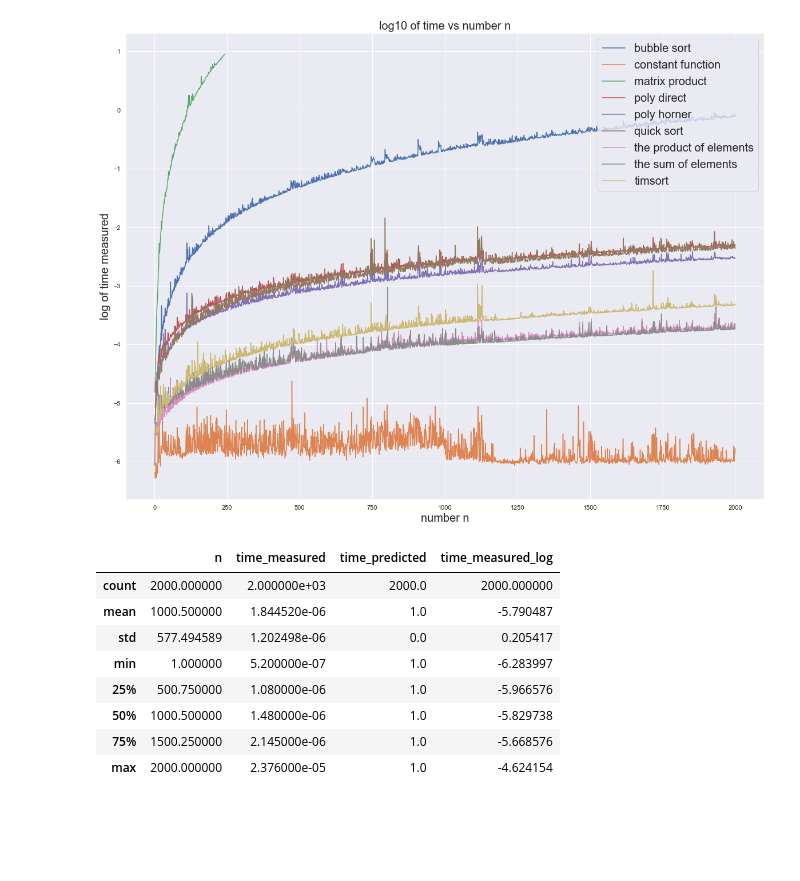
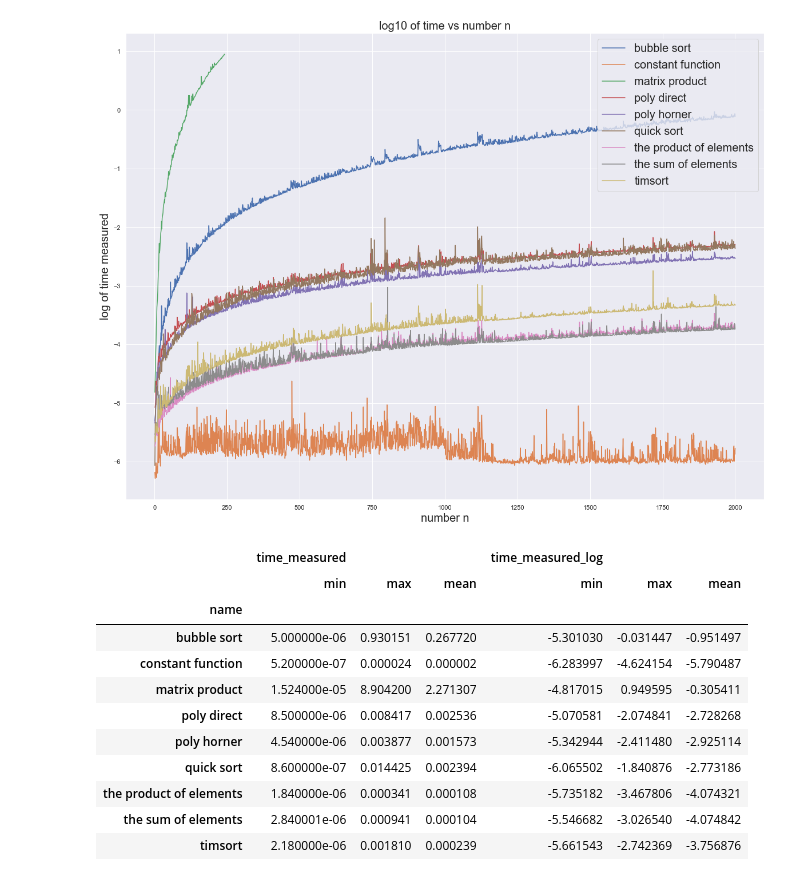
Before and after one commit to Saier00/AlgCourse, a Jupyter notebook: Task1/Task1.ipynb, the cells around one changed output. Saved outputs shown, nothing was run; the diff lists cells and outputs as text; code cells hidden in the pictures; blank space fills up the shorter version.

```diff
--- a/Task1/Task1.ipynb
+++ b/Task1/Task1.ipynb
@@ -319,15 +339,19 @@ plt.legend(loc="upper right",fontsize=20)
 # %% [output]
 <matplotlib.legend.Legend at 0x...>
 [figure]
-# %%
-procesed_no_inf[procesed_no_inf.name=="constant function"].describe()
-# %% [output]
-|  | n | time_measured | time_predicted | time_measured_log |
-| count | 2000.000000 | 2.000000e+03 | 2000.0 | 2000.000000 |
-| mean | 1000.500000 | 1.844520e-06 | 1.0 | -5.790487 |
-| std | 577.494589 | 1.202498e-06 | 0.0 | 0.205417 |
-| min | 1.000000 | 5.200000e-07 | 1.0 | -6.283997 |
-| 25% | 500.750000 | 1.080000e-06 | 1.0 | -5.966576 |
-| 50% | 1000.500000 | 1.480000e-06 | 1.0 | -5.829738 |
-| 75% | 1500.250000 | 2.145000e-06 | 1.0 | -5.668576 |
-| max | 2000.000000 | 2.376000e-05 | 1.0 | -4.624154 |
+# %%
+#procesed_no_inf.loc[:,["name","time_measured","time_measured_log"]].groupby("name",axis=0).describe()
+procesed_no_inf.groupby("name",axis=0).aggregate({"time_measured":[min,max,np.mean],"time_measured_log":[min,max,np.mean]})
+# %% [output]
+|  | time_measured |  |  | time_measured_log |  |  |
+|  | min | max | mean | min | max | mean |
+| name |  |  |  |  |  |  |
+| bubble sort | 5.000000e-06 | 0.930151 | 0.267720 | -5.301030 | -0.031447 | -0.951497 |
+| constant function | 5.200000e-07 | 0.000024 | 0.000002 | -6.283997 | -4.624154 | -5.790487 |
+| matrix product | 1.524000e-05 | 8.904200 | 2.271307 | -4.817015 | 0.949595 | -0.305411 |
+| poly direct | 8.500000e-06 | 0.008417 | 0.002536 | -5.070581 | -2.074841 | -2.728268 |
+| poly horner | 4.540000e-06 | 0.003877 | 0.001573 | -5.342944 | -2.411480 | -2.925114 |
+| quick sort | 8.600000e-07 | 0.014425 | 0.002394 | -6.065502 | -1.840876 | -2.773186 |
+| the product of elements | 1.840000e-06 | 0.000341 | 0.000108 | -5.735182 | -3.467806 | -4.074321 |
+| the sum of elements | 2.840001e-06 | 0.000941 | 0.000104 | -5.546682 | -3.026540 | -4.074842 |
+| timsort | 2.180000e-06 | 0.001810 | 0.000239 | -5.661543 | -2.742369 | -3.756876 |
```
Also changed, not shown: parts of 5 cells of this notebook.
